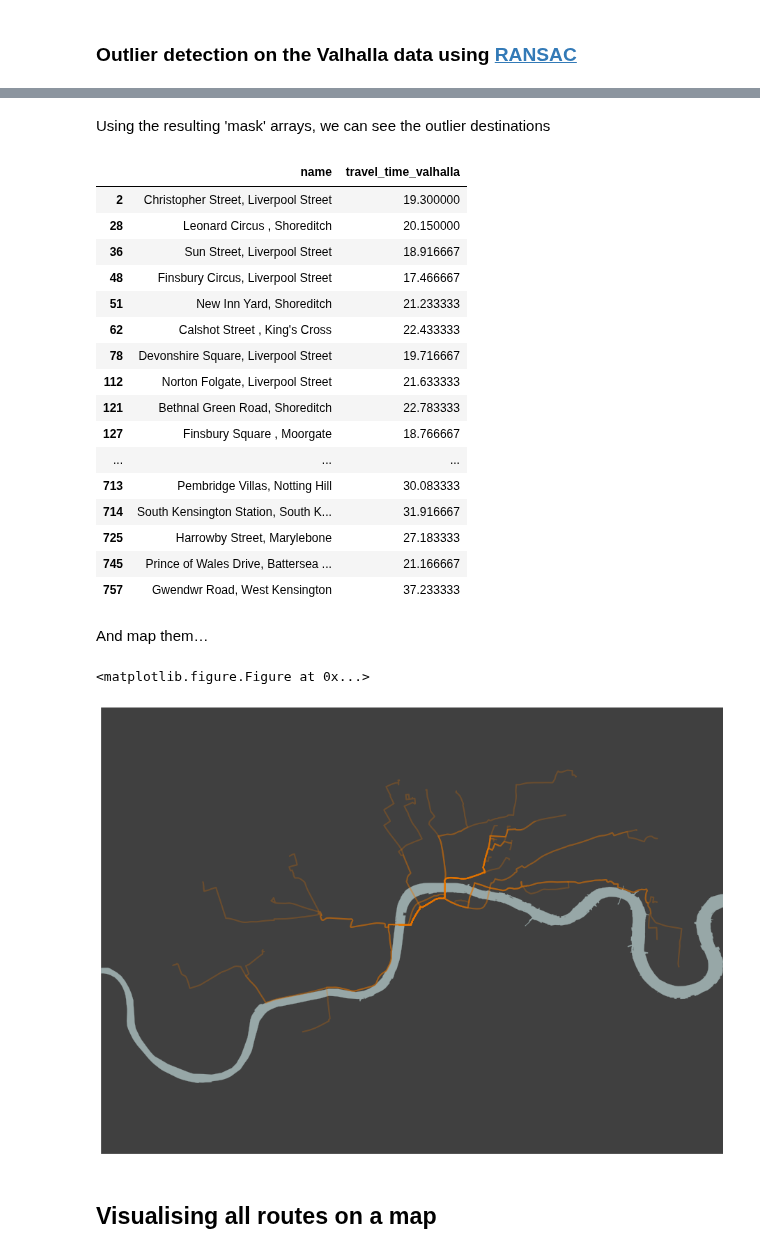
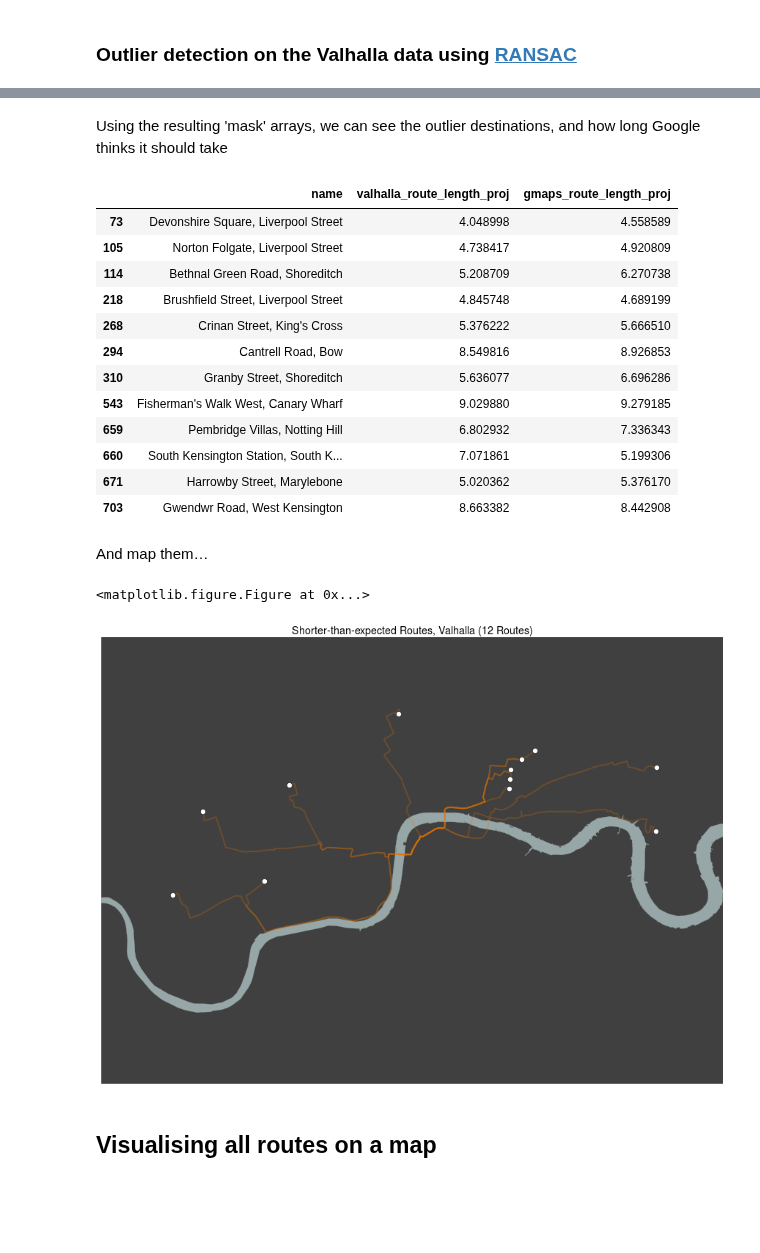
Before and after one commit to urschrei/router_comparison, a Jupyter notebook: OSRM_vs_Valhalla.ipynb, the cells around one changed output, grey strips where cells are left out. Cells and saved outputs as stored; diff of their text form; code cells hidden in the pictures; blank space fills up the shorter version.

Commit message:
Map outlier routes

```diff
--- a/OSRM_vs_Valhalla.ipynb
+++ b/OSRM_vs_Valhalla.ipynb
@@ -140,6 +132,15 @@ m = Basemap(
 # %% [markdown]
 We can now create the projected versions of our routes, and combine each provider's routes into a MultiLineString
 # %%
+# first, calculate projected coordinates and centroid distance using our Basemap instance
+centroid = m(-0.12204, 51.50083)
+
+routes['projected_lon'], routes['projected_lat'] = m(
+    *(routes["lon"].values, routes["lat"].values))
+
+routes['centroid_distance'] = routes.apply(
+    lambda x: math.sqrt(((abs(centroid[0] - x['projected_lon']) ** 2) +
+                         (abs(centroid[1] - x['projected_lat']) ** 2))), axis=1)
 combined_routes = {}
 for provider in ['osrm', 'valhalla', 'gmaps']:
     # create projected version of routes
@@ -344,25 +354,21 @@ plt.show()
 # %% [markdown]
-Using the resulting 'mask' arrays, we can see the outlier destinations
+Using the resulting 'mask' arrays, we can see the outlier destinations, and how long Google thinks it should take
 # %%
-routes.loc[outlier_mask][['name', 'travel_time_valhalla']]
+routes.loc[outlier_mask][['name', 'valhalla_route_length_proj', 'gmaps_route_length_proj']]
 # %% [output]
-|  | name | travel_time_valhalla |
-| 2 | Christopher Street, Liverpool Street | 19.300000 |
-| 28 | Leonard Circus , Shoreditch | 20.150000 |
-| 36 | Sun Street, Liverpool Street | 18.916667 |
-| 48 | Finsbury Circus, Liverpool Street | 17.466667 |
-| 51 | New Inn Yard, Shoreditch | 21.233333 |
-| 62 | Calshot Street , King's Cross | 22.433333 |
-| 78 | Devonshire Square, Liverpool Street | 19.716667 |
-| 112 | Norton Folgate, Liverpool Street | 21.633333 |
-| 121 | Bethnal Green Road, Shoreditch | 22.783333 |
-| 127 | Finsbury Square , Moorgate | 18.766667 |
-| ... | ... | ... |
-| 713 | Pembridge Villas, Notting Hill | 30.083333 |
-| 714 | South Kensington Station, South K... | 31.916667 |
-| 725 | Harrowby Street, Marylebone | 27.183333 |
-| 745 | Prince of Wales Drive, Battersea ... | 21.166667 |
-| 757 | Gwendwr Road, West Kensington | 37.233333 |
+|  | name | valhalla_route_length_proj | gmaps_route_length_proj |
+| 73 | Devonshire Square, Liverpool Street | 4.048998 | 4.558589 |
+| 105 | Norton Folgate, Liverpool Street | 4.738417 | 4.920809 |
+| 114 | Bethnal Green Road, Shoreditch | 5.208709 | 6.270738 |
+| 218 | Brushfield Street, Liverpool Street | 4.845748 | 4.689199 |
+| 268 | Crinan Street, King's Cross | 5.376222 | 5.666510 |
+| 294 | Cantrell Road, Bow | 8.549816 | 8.926853 |
+| 310 | Granby Street, Shoreditch | 5.636077 | 6.696286 |
+| 543 | Fisherman's Walk West, Canary Wharf | 9.029880 | 9.279185 |
+| 659 | Pembridge Villas, Notting Hill | 6.802932 | 7.336343 |
+| 660 | South Kensington Station, South K... | 7.071861 | 5.199306 |
+| 671 | Harrowby Street, Marylebone | 5.020362 | 5.376170 |
+| 703 | Gwendwr Road, West Kensington | 8.663382 | 8.442908 |
 # %% [markdown]
 And map them…
 # %%
@@ -377,40 +383,53 @@ m.drawparallels(
     labels=[True, False, False, False], ax=ax)
 m.drawmeridians(
     np.arange(ll[1], ur[1], 2.),
     color = 'black', linewidth = 0.5,
     labels=[False, False, False, True], ax=ax)
 
 pc_valhalla = PatchCollection(
     [PolygonPatch(
         line.buffer(20)) for line in MultiLineString(
             list(routes.loc[outlier_mask]['valhalla_decoded_proj']))],
     match_original=False, alpha=.25, color="#E87600", lw=.001, zorder=4)
 pc_valhalla.set_label("valhalla")
 ax.add_collection(pc_valhalla)
 
-# m.scatter(
-#     routes.loc[outlier_mask]['projected_lon'],
-#     routes.loc[outlier_mask]['projected_lat'],
-#     s=50,
-#     ax=ax,
-#     zorder=4)
+m.scatter(
+    routes.loc[outlier_mask]['projected_lon'],
+    routes.loc[outlier_mask]['projected_lat'],
+    s=50,
+    color='#ffffff',
+    edgecolor='#000000',
+    ax=ax,
+    zorder=4)
 
 thames = m.readshapefile(
     'thames_wgs84',
     'thames',
     color='none',
     zorder=4)
 thames_poly = unary_union([Polygon(xy) for xy in m.thames])
 tp = PatchCollection(
     [PolygonPatch(poly) for poly in thames_poly],
     match_original=False,
     color='#97a7a7', lw=.25, alpha=1., zorder=3)
 ax.add_collection(tp)
+plt.title("Shorter-than-expected Routes, Valhalla (%s Routes)" % len(routes.loc[outlier_mask]))
+
+plt.tight_layout()
+fig.set_size_inches(12, 9)
+plt.savefig(
+    'outliers_mapped.png',
+    format="png",
+    bbox_inches='tight',
+    alpha=True,
+    transparent=True,
+    dpi=72)
 
 plt.show()
 # %% [output]
 <matplotlib.figure.Figure at 0x...>
-[figure, old version]
+[figure, new version]
 # %% [markdown]
 ## Visualising all routes on a map
 # %%
```
Also changed, not shown: parts of 11 cells of this notebook, 3 other files.
